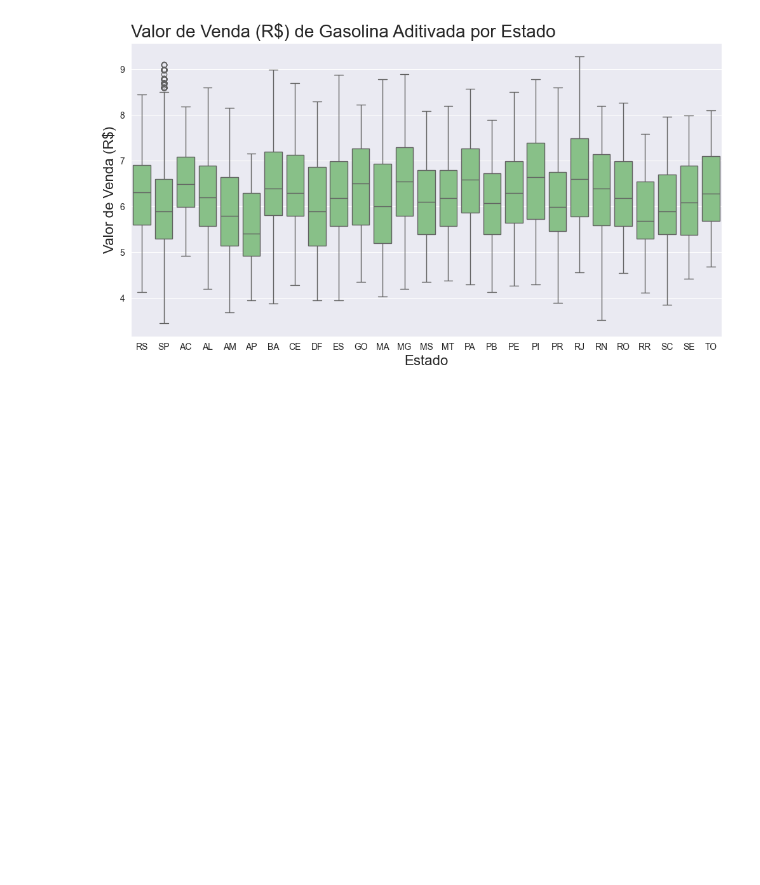
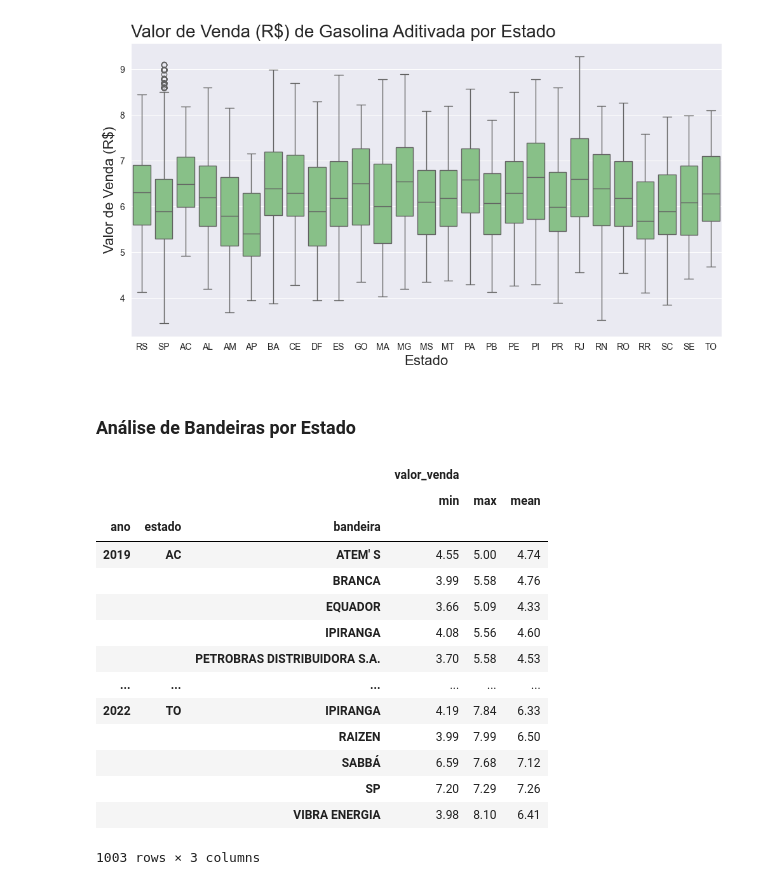
Before and after one commit to tupizz/fiap-fase04-business_analytics_petroleum_prices, a Jupyter notebook: business_analytics_fase04/insights.ipynb, the cells around one changed output. Cells and saved outputs as stored; diff of their text form; code cells hidden in the pictures; blank space fills up the shorter version.

```diff
--- a/business_analytics_fase04/insights.ipynb
+++ b/business_analytics_fase04/insights.ipynb
@@ -184,3 +184,24 @@ plot_boxplot_2V(
 )
 # %% [output]
 [figure]
+# %% [markdown]
+### Análise de Bandeiras por Estado
+# %%
+df_anp_bandeira_estado = df_anp[['ano', 'estado', 'bandeira', 'valor_venda']]
+df_anp_bandeira_estado.groupby(['ano', 'estado', 'bandeira']).agg(['min', 'max', 'mean']).round(2)
+# %% [output]
+|  |  |  | valor_venda |  |  |
+|  |  |  | min | max | mean |
+| ano | estado | bandeira |  |  |  |
+| 2019 | AC | ATEM' S | 4.55 | 5.00 | 4.74 |
+|  |  | BRANCA | 3.99 | 5.58 | 4.76 |
+|  |  | EQUADOR | 3.66 | 5.09 | 4.33 |
+|  |  | IPIRANGA | 4.08 | 5.56 | 4.60 |
+|  |  | PETROBRAS DISTRIBUIDORA S.A. | 3.70 | 5.58 | 4.53 |
+| ... | ... | ... | ... | ... | ... |
+| 2022 | TO | IPIRANGA | 4.19 | 7.84 | 6.33 |
+|  |  | RAIZEN | 3.99 | 7.99 | 6.50 |
+|  |  | SABBÁ | 6.59 | 7.68 | 7.12 |
+|  |  | SP | 7.20 | 7.29 | 7.26 |
+|  |  | VIBRA ENERGIA | 3.98 | 8.10 | 6.41 |
+1003 rows × 3 columns
```
Also changed, not shown: parts of 4 cells of this notebook.
